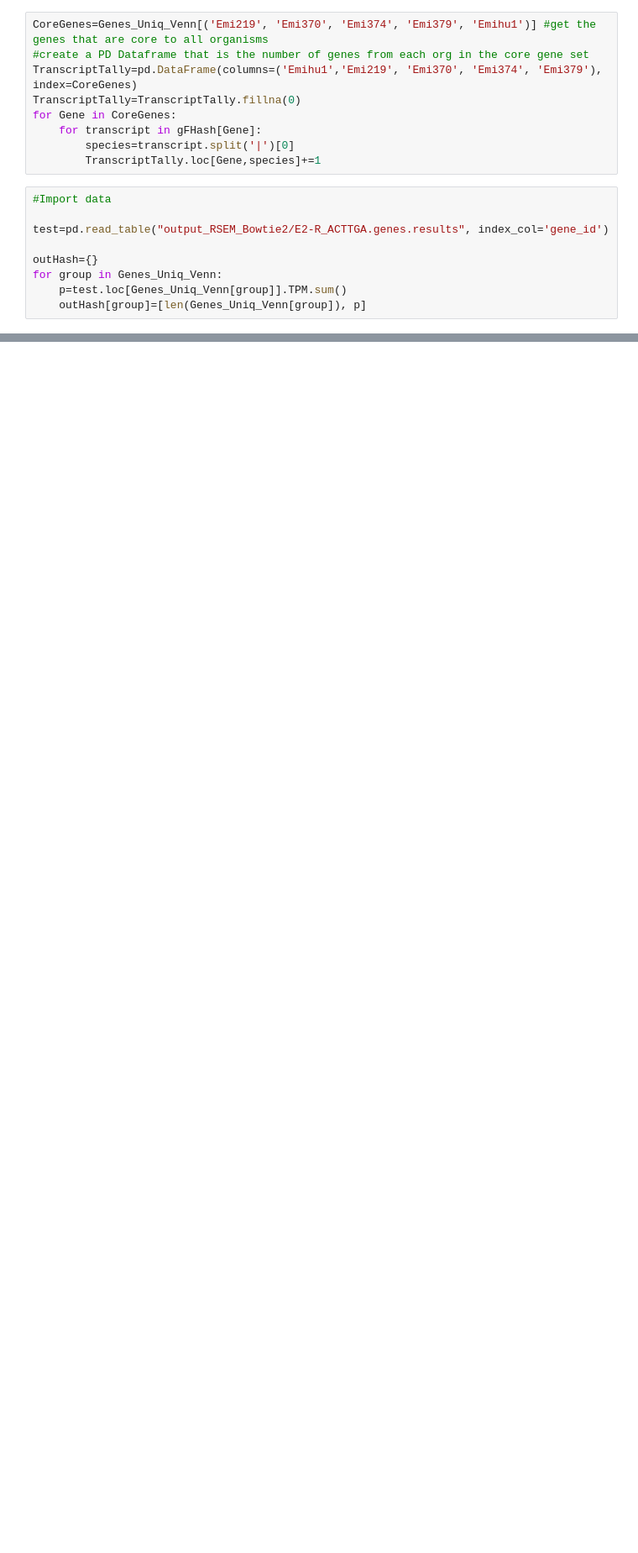
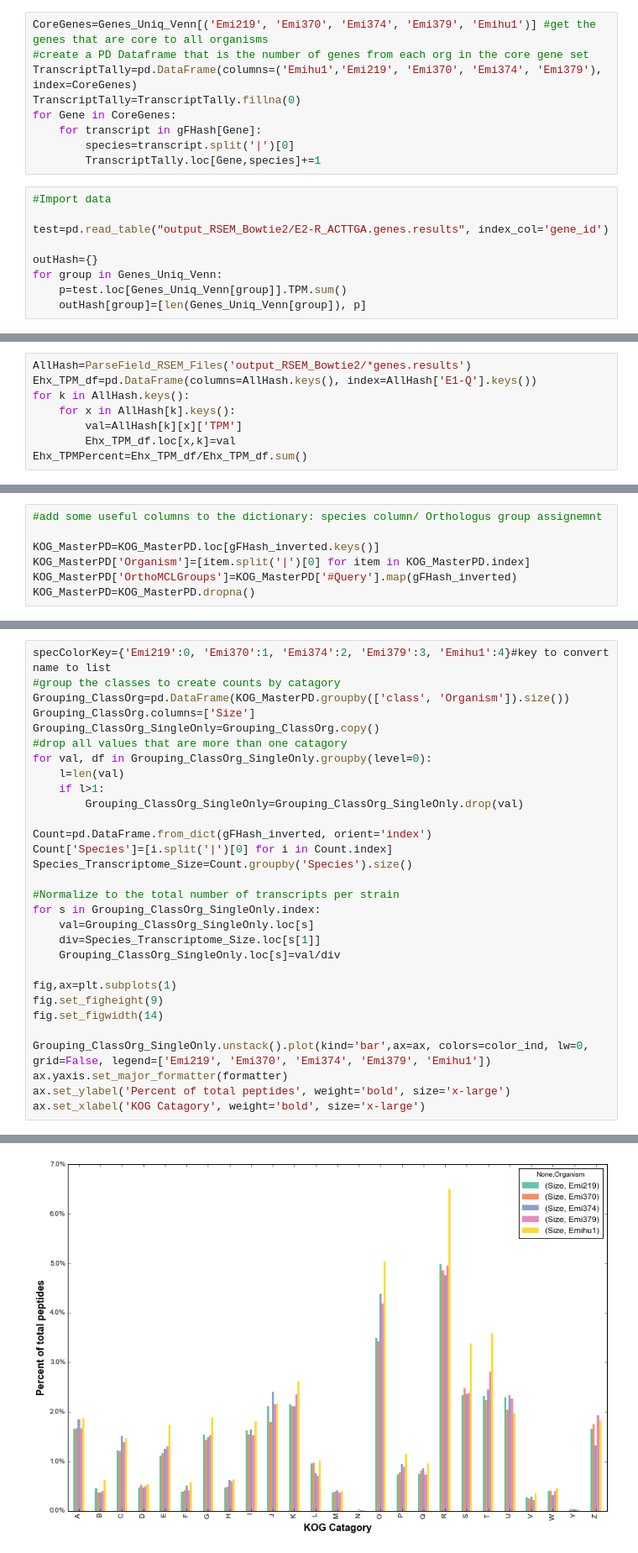
Before and after one commit to halexand/Ehux_HD, a Jupyter notebook: Figures For Paper.ipynb, the cells around one changed output, grey strips where cells are left out. Shown: that part at 84% size. Saved outputs shown, nothing was run; the diff lists cells and outputs as text; blank space fills up the shorter version.

```diff
--- a/Figures For Paper.ipynb
+++ b/Figures For Paper.ipynb
@@ -769,0 +911,8 @@ InsituHash=ParseField_RSEM_Files('output_RSEM_Bowtie2/*Z*genes.results')
+# %%
+AllHash=ParseField_RSEM_Files('output_RSEM_Bowtie2/*genes.results')
+Ehx_TPM_df=pd.DataFrame(columns=AllHash.keys(), index=AllHash['E1-Q'].keys())
+for k in AllHash.keys():
+    for x in AllHash[k].keys():
+        val=AllHash[k][x]['TPM']
+        Ehx_TPM_df.loc[x,k]=val
+Ehx_TPMPercent=Ehx_TPM_df/Ehx_TPM_df.sum()
@@ -769,0 +1106,7 @@ InsituHash=ParseField_RSEM_Files('output_RSEM_Bowtie2/*Z*genes.results')
+# %%
+#add some useful columns to the dictionary: species column/ Orthologus group assignemnt
+
+KOG_MasterPD=KOG_MasterPD.loc[gFHash_inverted.keys()]
+KOG_MasterPD['Organism']=[item.split('|')[0] for item in KOG_MasterPD.index]
+KOG_MasterPD['OrthoMCLGroups']=KOG_MasterPD['#Query'].map(gFHash_inverted)
+KOG_MasterPD=KOG_MasterPD.dropna()
@@ -769,0 +1136,31 @@ InsituHash=ParseField_RSEM_Files('output_RSEM_Bowtie2/*Z*genes.results')
+# %%
+specColorKey={'Emi219':0, 'Emi370':1, 'Emi374':2, 'Emi379':3, 'Emihu1':4}#key to convert name to list
+#group the classes to create counts by catagory
+Grouping_ClassOrg=pd.DataFrame(KOG_MasterPD.groupby(['class', 'Organism']).size())
+Grouping_ClassOrg.columns=['Size']
+Grouping_ClassOrg_SingleOnly=Grouping_ClassOrg.copy()
+#drop all values that are more than one catagory
+for val, df in Grouping_ClassOrg_SingleOnly.groupby(level=0):
+    l=len(val)
+    if l>1:
+        Grouping_ClassOrg_SingleOnly=Grouping_ClassOrg_SingleOnly.drop(val)
+
+Count=pd.DataFrame.from_dict(gFHash_inverted, orient='index')
+Count['Species']=[i.split('|')[0] for i in Count.index]
+Species_Transcriptome_Size=Count.groupby('Species').size()
+
+#Normalize to the total number of transcripts per strain
+for s in Grouping_ClassOrg_SingleOnly.index:
+    val=Grouping_ClassOrg_SingleOnly.loc[s]
+    div=Species_Transcriptome_Size.loc[s[1]]
+    Grouping_ClassOrg_SingleOnly.loc[s]=val/div
+
+fig,ax=plt.subplots(1)
+fig.set_figheight(9)
+fig.set_figwidth(14)
+
+Grouping_ClassOrg_SingleOnly.unstack().plot(kind='bar',ax=ax, colors=color_ind, lw=0, grid=False, legend=['Emi219', 'Emi370', 'Emi374', 'Emi379', 'Emihu1'])
+ax.yaxis.set_major_formatter(formatter)
+ax.set_ylabel('Percent of total peptides', weight='bold', size='x-large')
+ax.set_xlabel('KOG Catagory', weight='bold', size='x-large')
+# %% [output]
@@ -769,0 +1168 @@ InsituHash=ParseField_RSEM_Files('output_RSEM_Bowtie2/*Z*genes.results')
+[figure, added]
```
Also changed, not shown: parts of 27 cells of this notebook.
